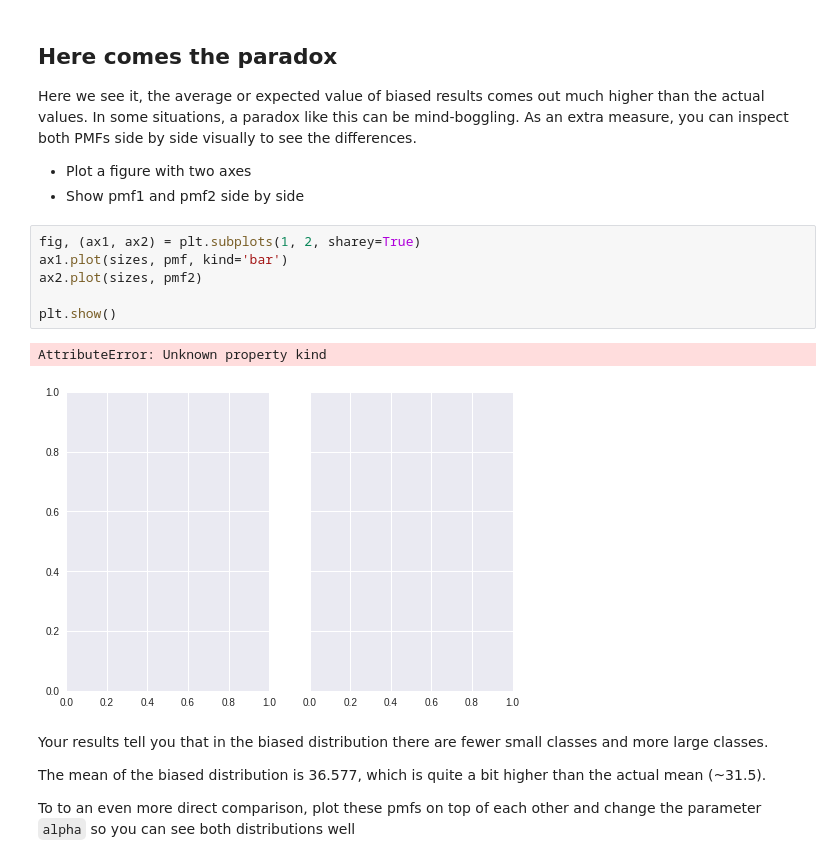
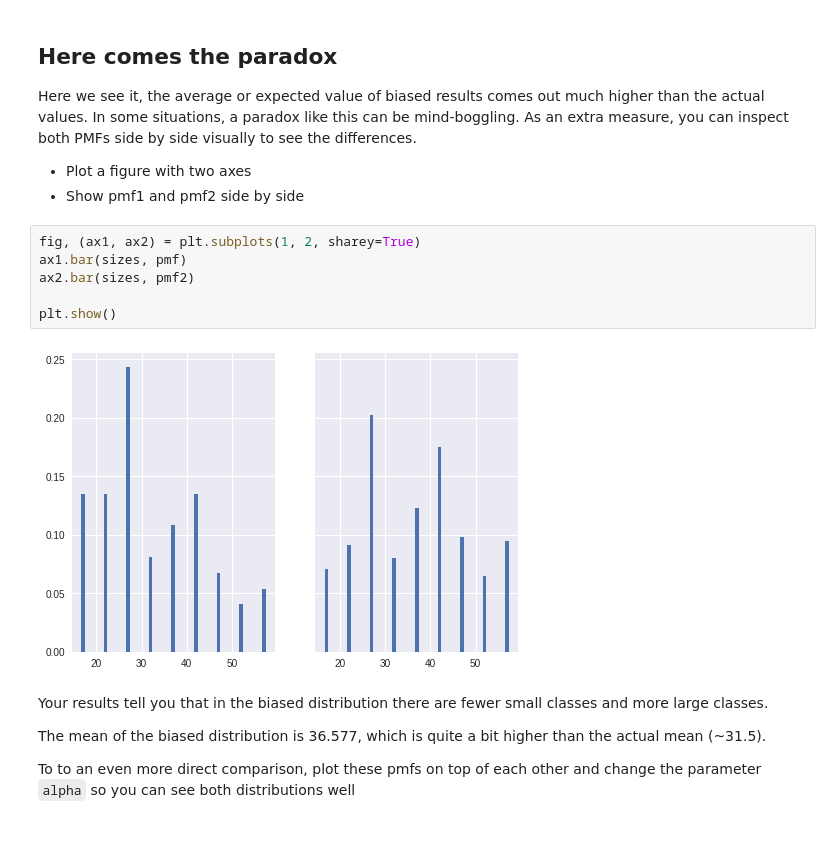
Before and after one commit to keita-dc/dsc-probability-mass-function-lab-dc-ds-060319, a Jupyter notebook: index.ipynb, the cells around one changed output. Saved outputs shown, nothing was run; the diff lists cells and outputs as text; blank space fills up the shorter version.

```diff
--- a/index.ipynb
+++ b/index.ipynb
@@ -170,13 +170,12 @@ Here we see it, the average or expected value of biased results comes out much h
 * Show pmf1 and pmf2 side by side
 # %%
 fig, (ax1, ax2) = plt.subplots(1, 2, sharey=True)
-ax1.plot(sizes, pmf, kind='bar')
-ax2.plot(sizes, pmf2)
+ax1.bar(sizes, pmf)
+ax2.bar(sizes, pmf2)
 
 plt.show()
 # %% [output]
-AttributeError: Unknown property kind
-[figure, old version]
+[figure, new version]
 # %% [markdown]
 Your results tell you that in the biased distribution there are fewer small classes and more large classes.
 
```
